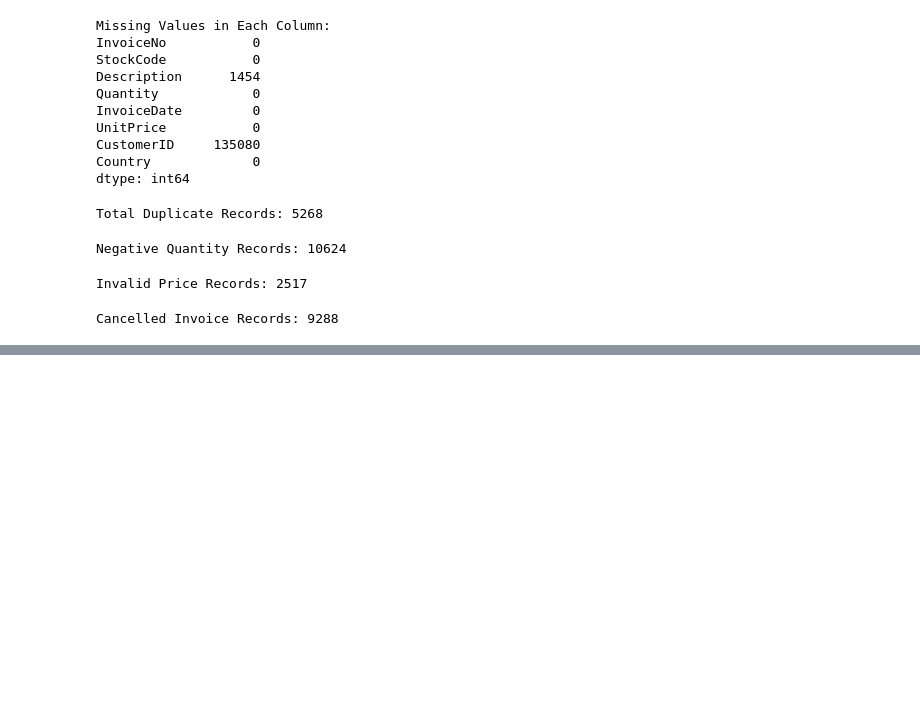
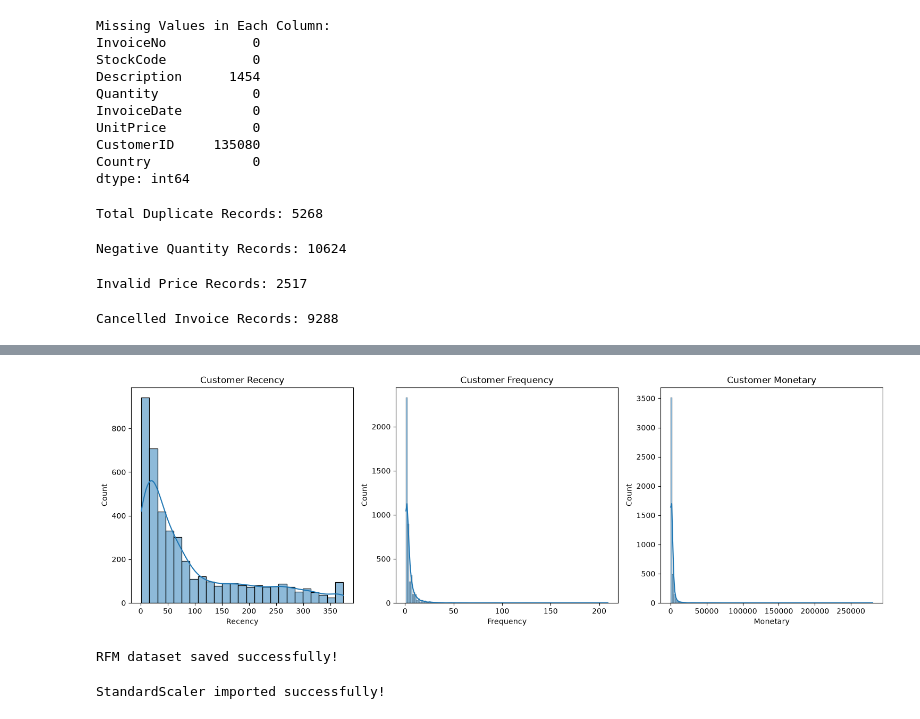
Before and after one commit to dharanipvt01-collab/Ecommerce_Customer_Segmentation, a Jupyter notebook: notebooks/customer_segmentation.ipynb, the cells around one changed output, grey strips where cells are left out. Cells and saved outputs as stored; diff of their text form; code cells hidden in the pictures; blank space fills up the shorter version.

Commit message:
Update customer segmentation notebook
Co-authored-by: Copilot <223556219+Copilot@users.noreply.github.com>

```diff
--- a/notebooks/customer_segmentation.ipynb
+++ b/notebooks/customer_segmentation.ipynb
@@ -166,0 +319,8 @@ Cancelled Invoice Records: 9288
+# %%
+# Convert InvoiceDate into datetime format
+
+df["InvoiceDate"] = pd.to_datetime(df["InvoiceDate"])
+
+print("InvoiceDate converted successfully!")
+
+print(df["InvoiceDate"].dtype)
@@ -166,0 +385,10 @@ Cancelled Invoice Records: 9288
+# %%
+# Calculate Monetary value
+
+monetary = df.groupby("CustomerID").agg(
+    Monetary=("TotalAmount", "sum")
+)
+
+print("Monetary calculated successfully!")
+
+monetary.head()
@@ -166,0 +404,8 @@ Cancelled Invoice Records: 9288
+# %%
+# Combine RFM features
+
+rfm = recency[["Recency"]].join(frequency).join(monetary)
+
+print("RFM dataset created successfully!")
+
+rfm.head()
@@ -166,0 +450,35 @@ Cancelled Invoice Records: 9288
+# %%
+# Plot RFM distributions
+
+plt.figure(figsize=(15, 5))
+
+plt.subplot(1, 3, 1)
+sns.histplot(rfm["Recency"], kde=True)
+plt.title("Customer Recency")
+
+plt.subplot(1, 3, 2)
+sns.histplot(rfm["Frequency"], kde=True)
+plt.title("Customer Frequency")
+
+plt.subplot(1, 3, 3)
+sns.histplot(rfm["Monetary"], kde=True)
+plt.title("Customer Monetary")
+
+plt.tight_layout()
+plt.show()
+# %% [output]
+[figure, added]
+# %%
+# Save RFM customer data
+
+rfm.to_csv("../outputs/customer_rfm.csv")
+
+print("RFM dataset saved successfully!")
+# %% [output]
+RFM dataset saved successfully!
+# %%
+from sklearn.preprocessing import StandardScaler
+
+print("StandardScaler imported successfully!")
+# %% [output]
+StandardScaler imported successfully!
```
Also changed, not shown: parts of 63 cells of this notebook.
